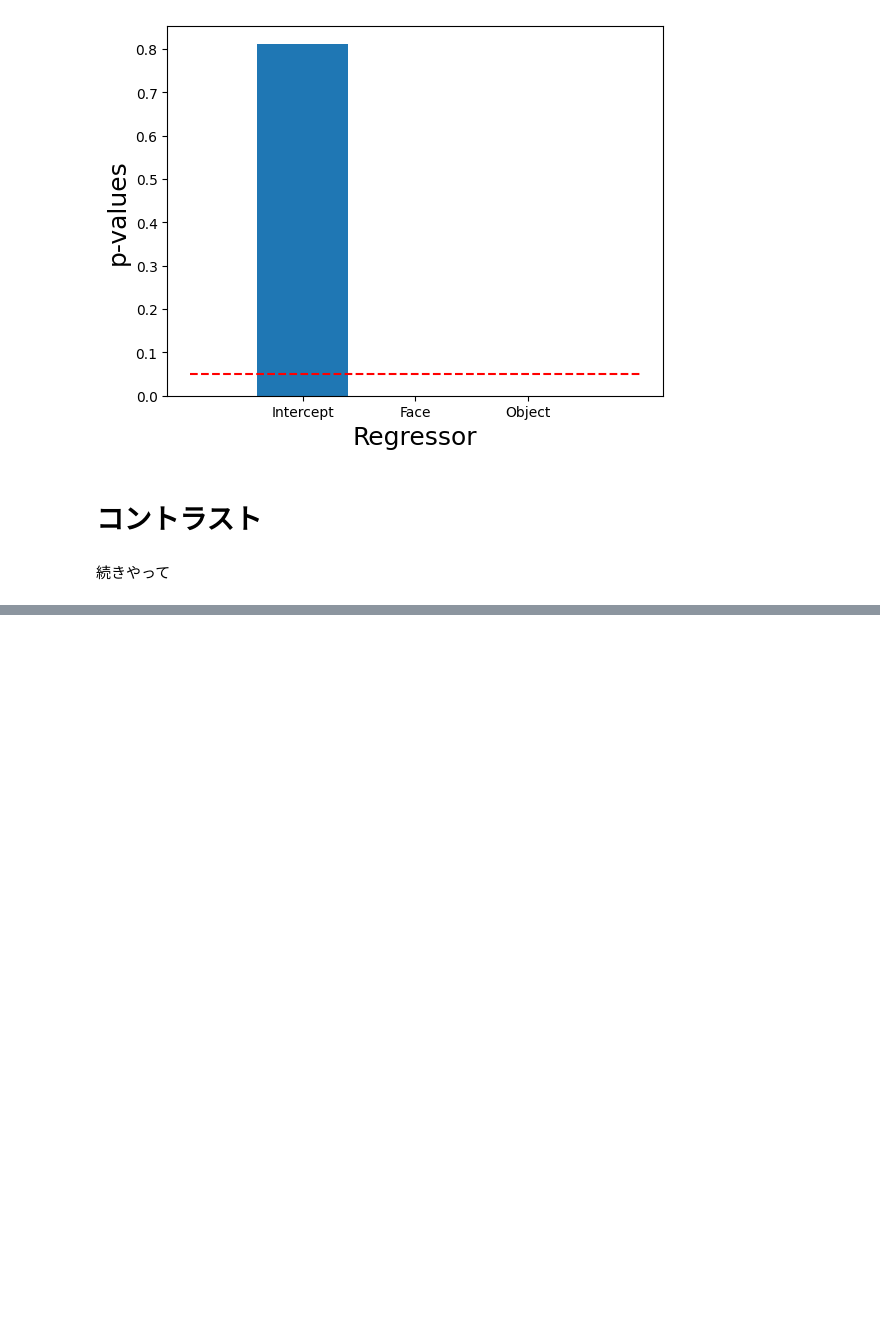
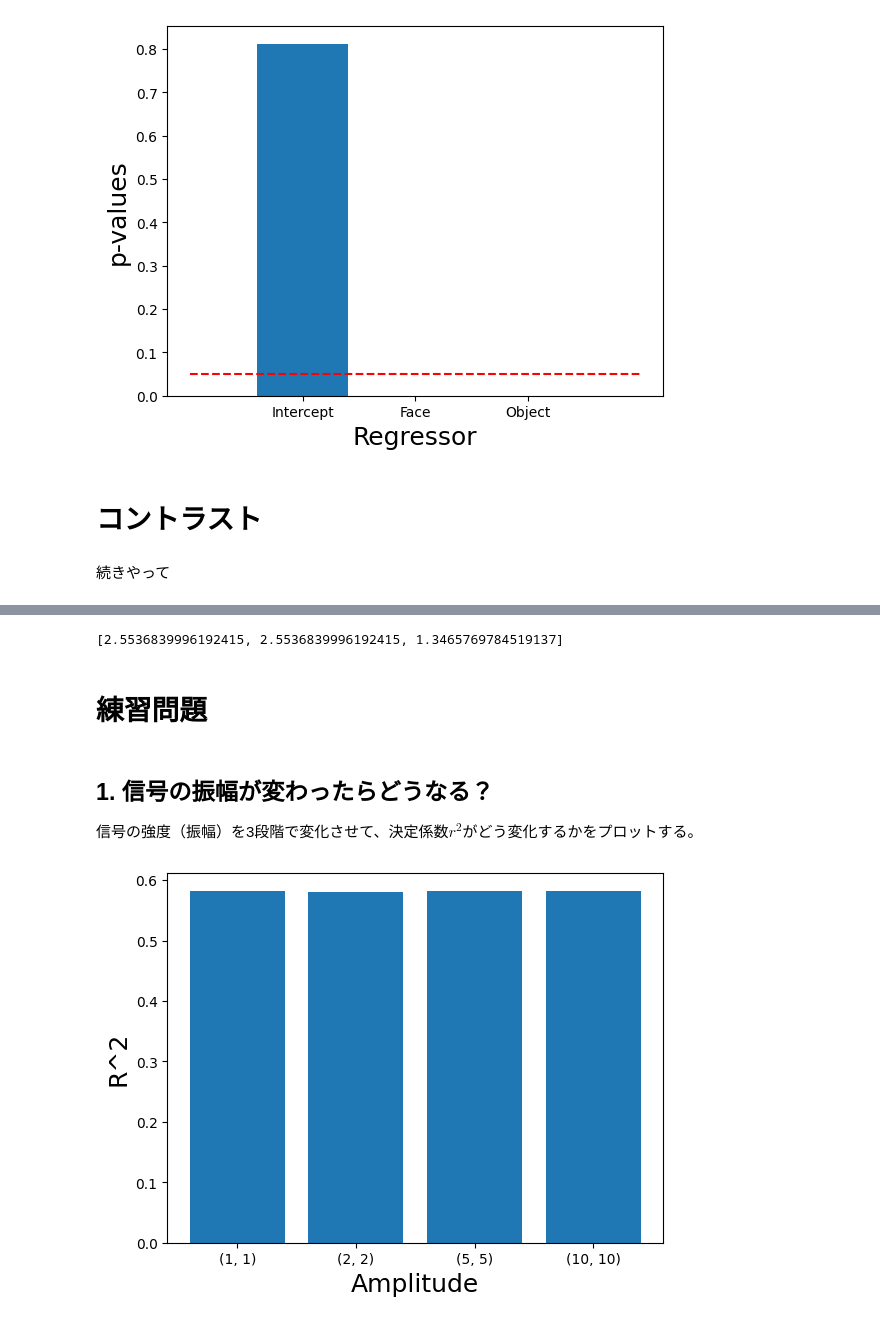
Before and after one commit to izpyon/dartbrains-exercise, a Jupyter notebook: codes_jp/05_GLM.ipynb, the cells around one changed output, grey strips where cells are left out. Cells and saved outputs as stored; diff of their text form; code cells hidden in the pictures; blank space fills up the shorter version.

```diff
--- a/codes_jp/05_GLM.ipynb
+++ b/codes_jp/05_GLM.ipynb
@@ -271,0 +324,69 @@ plt.hlines(0.05, -1, 3, linestyles='dashed', color='red')
+# %%
+def contrast_efficiency(X, contrast):
+    c = np.array(contrast)
+    return 1/(np.dot(np.dot(c, np.linalg.pinv(np.dot(X.T, X))), c.T))
+
+c1 = [0, 1, 0]
+c2 = [0, 0, 1]
+c3 = [0, 1, -1]
+
+[contrast_efficiency(X, x) for x in [c1, c2, c3]]
+# %% [output]
+[2.5536839996192415, 2.5536839996192415, 1.3465769784519137]
+# %% [markdown]
+# 練習問題
+# %% [markdown]
+## 1. 信号の振幅が変わったらどうなる？
+
+信号の強度（振幅）を3段階で変化させて、決定係数$r^2$がどう変化するかをプロットする。
+# %%
+def change_amp(n_tr, n_trial, amp):
+
+    r_square_list = []
+
+    for i in amp:
+        face_amp, obj_amp = i
+
+        # because sigma changes every time, we need to average over multiple simulations
+
+        result = []
+
+        for j in range(7000):
+            sigma = 0.15
+            epsilon = sigma*np.random.randn(n_tr, 2)
+            voxel_conv_noise = voxel_conv + epsilon
+            Y = voxel_conv_noise.sum(axis=1)
+
+            face = np.zeros(n_tr)
+            face[np.arange(10, n_tr, int(n_tr/n_trial))] = face_amp
+            obj = np.zeros(n_tr)
+            obj[np.arange(20, n_tr, int(n_tr/n_trial))] = obj_amp
+            intercept = np.ones(n_tr)
+            X = np.vstack([intercept, np.convolve(face, hrf, mode='same'), np.convolve(obj, hrf, mode='same')]).T
+
+            beta = ols_estimator(X, Y)
+
+            predicted_y = np.dot(X, beta)
+
+            r_square_value = r_square(Y, predicted_y)
+
+            result.append(r_square_value)
+
+        # plt.hist(r_squared)
+        r_square_list.append(np.mean(result))
+
+    amp_str = [str(t) for t in amp]
+
+    plt.bar(amp_str, r_square_list)
+    plt.xlabel('Amplitude', fontsize=18)
+    plt.ylabel('R^2', fontsize=18)
+
+
+n_tr = 200
+n_trial = 5
+
+amp = [(1, 1), (2, 2), (5, 5), (10, 10)]
+
+change_amp(n_tr, n_trial, amp)
+# %% [output]
+[figure, added]
```
Also changed, not shown: parts of 32 cells of this notebook, 15 other files.
